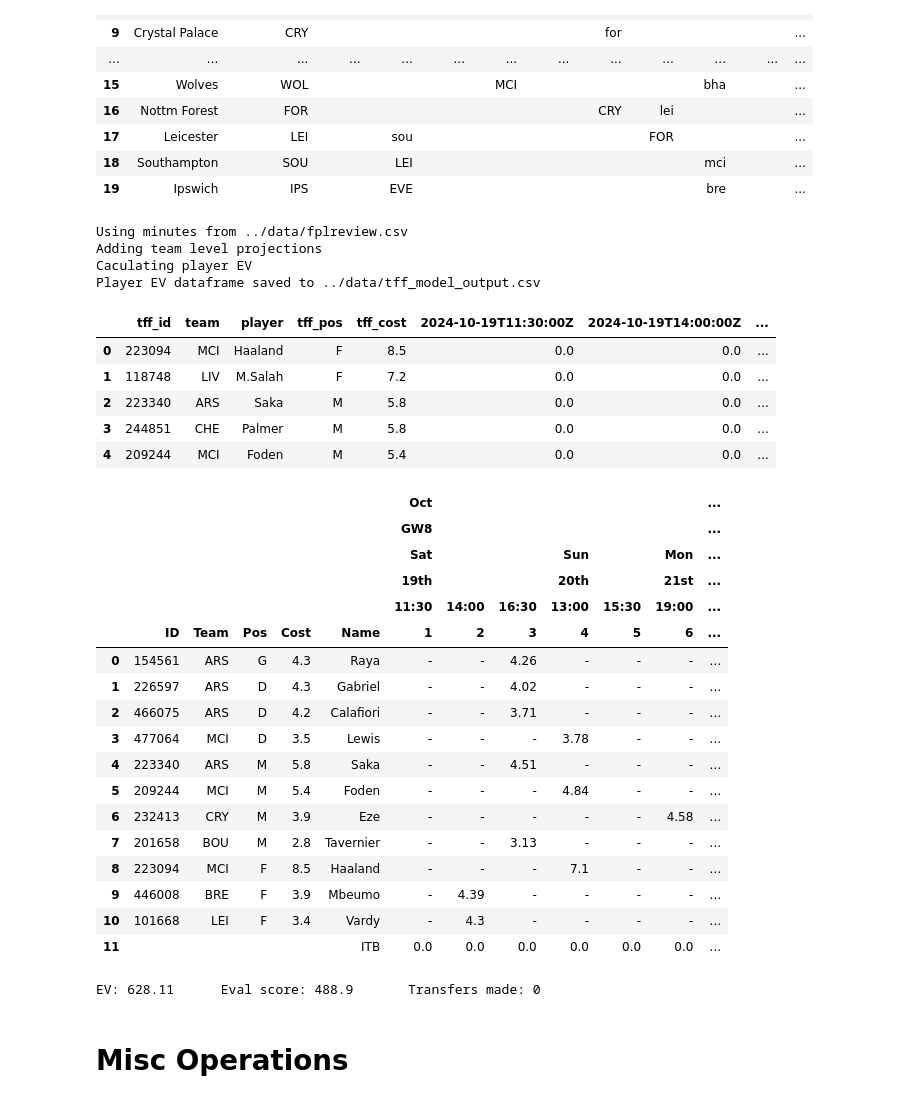
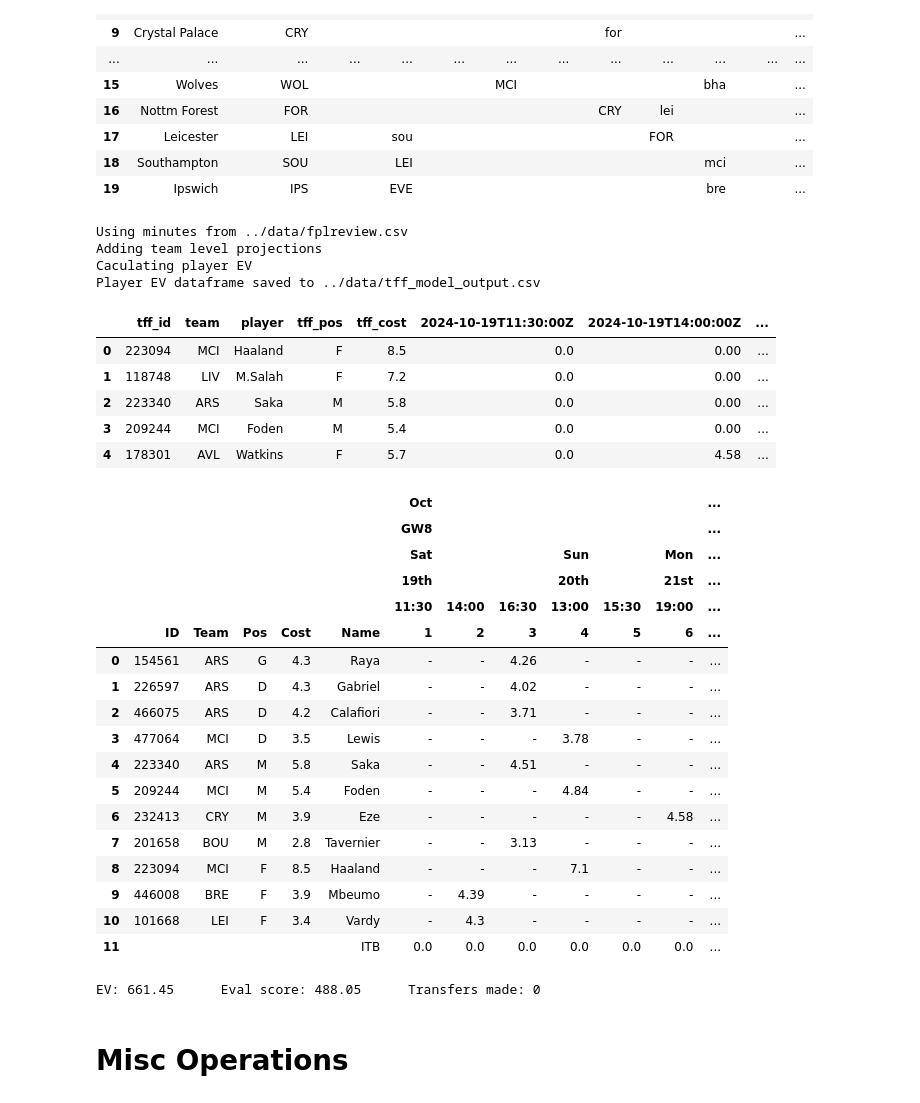
Before and after one commit to SamTroy/TFF_Optimization, a Jupyter notebook: notebooks/tff_optimization.ipynb, the cells around one changed output. Drawn from its saved outputs; the diff is of its cells as text; code cells hidden in the pictures.

Commit message:
Fixtures update

```diff
--- a/notebooks/tff_optimization.ipynb
+++ b/notebooks/tff_optimization.ipynb
@@ -1058,20 +1058,20 @@ fixture_results = generate_fixtures(custom_fixtures=cf_df, exclude_past_games=Tr
 | 18 | Southampton | SOU |  | LEI |  |  |  |  |  | mci |  | ... |
 | 19 | Ipswich | IPS |  | EVE |  |  |  |  |  | bre |  | ... |
 # %%
-ev_results = generate_ev(custom_fixtures=None, exclude_past_games=True, last_date='2025-01-16', xmin_cutoff=30, aux_weight=0)
+ev_results = generate_ev(custom_fixtures=cf_df, exclude_past_games=True, last_date='2025-01-16', xmin_cutoff=30, aux_weight=0)
 ev_df = ev_results['ev_df']
 fixture_df = ev_results['fixture_df']
 # %% [output]
 Using minutes from ../data/fplreview.csv
 Adding team level projections
 Caculating player EV
 Player EV dataframe saved to ../data/tff_model_output.csv
 |  | tff_id | team | player | tff_pos | tff_cost | 2024-10-19T11:30:00Z | 2024-10-19T14:00:00Z | ... |
-| 0 | 223094 | MCI | Haaland | F | 8.5 | 0.0 | 0.0 | ... |
-| 1 | 118748 | LIV | M.Salah | F | 7.2 | 0.0 | 0.0 | ... |
-| 2 | 223340 | ARS | Saka | M | 5.8 | 0.0 | 0.0 | ... |
-| 3 | 244851 | CHE | Palmer | M | 5.8 | 0.0 | 0.0 | ... |
-| 4 | 209244 | MCI | Foden | M | 5.4 | 0.0 | 0.0 | ... |
+| 0 | 223094 | MCI | Haaland | F | 8.5 | 0.0 | 0.00 | ... |
+| 1 | 118748 | LIV | M.Salah | F | 7.2 | 0.0 | 0.00 | ... |
+| 2 | 223340 | ARS | Saka | M | 5.8 | 0.0 | 0.00 | ... |
+| 3 | 209244 | MCI | Foden | M | 5.4 | 0.0 | 0.00 | ... |
+| 4 | 178301 | AVL | Watkins | F | 5.7 | 0.0 | 4.58 | ... |
 # %%
 input_squad_and_save(squad=[184254,
                             441164,462424,226597,
@@ -1080,7 +1080,7 @@ input_squad_and_save(squad=[184254,
 # %%
 view_squad('5')
 # %%
-solve_results = solve_tff_mp(ev_df=ev_df, fixture_df=fixture_df, initial_squad=None, last_date='2025-01-15', flatten_dates_after='2024-12-07',
+solve_results = solve_tff_mp(ev_df=ev_df, fixture_df=fixture_df, initial_squad=None, last_date='2025-01-16', flatten_dates_after='2024-12-31',
                              total_pts_cutoff=0.3, ppm_cutoff=0.5,
                              exclusions=None, keeps=None,
                              ta_tot=40, ta_gw=5, objective='decay', weekly_decay=0.95, transfer_cost=7.5)
@@ -1103,5 +1103,5 @@ solve_results = solve_tff_mp(ev_df=ev_df, fixture_df=fixture_df, initial_squad=N
 | 9 | 446008 | BRE | F | 3.9 | Mbeumo | - | 4.39 | - | - | - | - | ... |
 | 10 | 101668 | LEI | F | 3.4 | Vardy | - | 4.3 | - | - | - | - | ... |
 | 11 |  |  |  |  | ITB | 0.0 | 0.0 | 0.0 | 0.0 | 0.0 | 0.0 | ... |
-EV: 628.11      Eval score: 488.9       Transfers made: 0
+EV: 661.45      Eval score: 488.05      Transfers made: 0
 # %%
```
Also changed, not shown: parts of 1 cell of this notebook.
